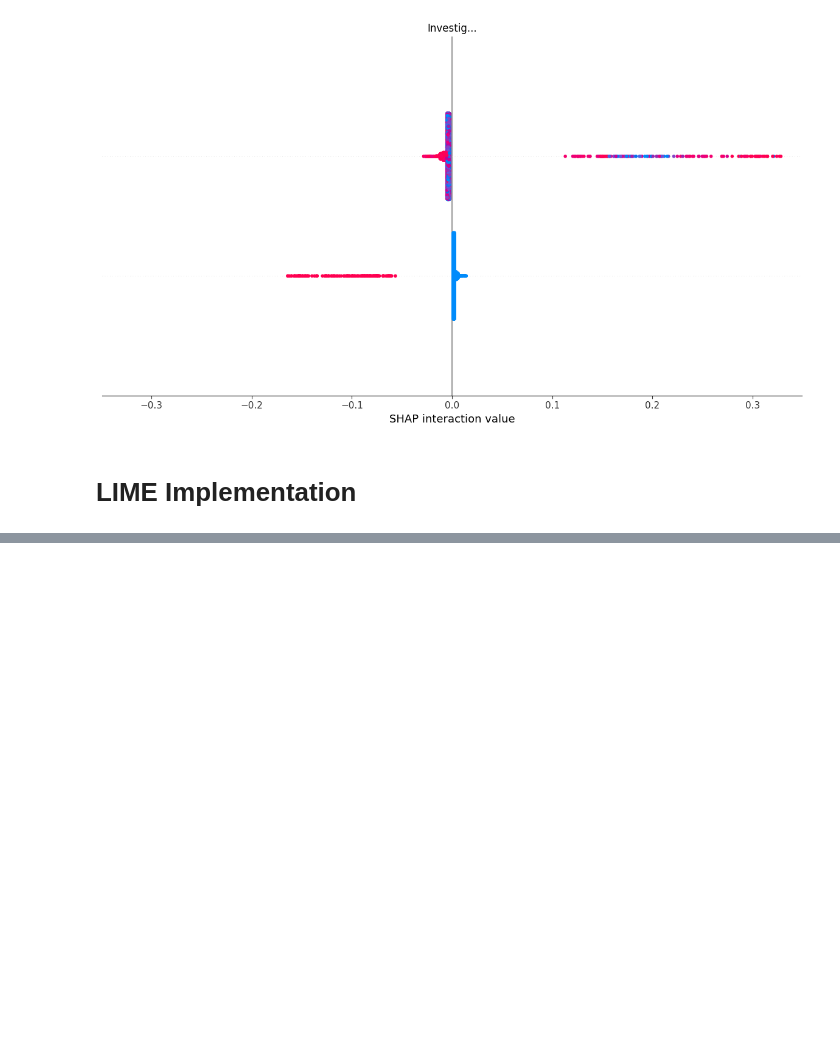
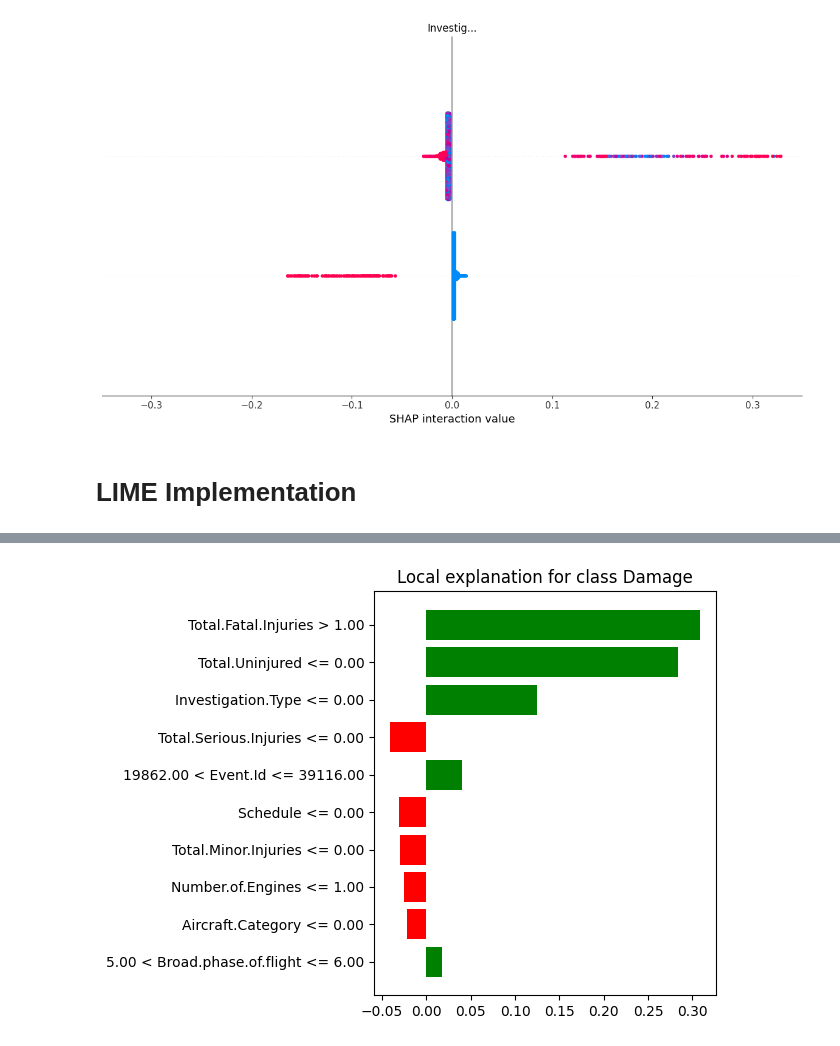
Before and after one commit to thisaraniNJ/Aircraft_Damage_Prediction, a Jupyter notebook: Aircraft_Damage_Prediction.ipynb, the cells around one changed output, grey strips where cells are left out. Cells and saved outputs as stored; diff of their text form; code cells hidden in the pictures; blank space fills up the shorter version.

```diff
--- a/Aircraft_Damage_Prediction.ipynb
+++ b/Aircraft_Damage_Prediction.ipynb
@@ -950,10 +950,11 @@ else:
 # %% [markdown]
 # LIME Implementation
 # %%
-!pip install lime
 import lime
 import lime.lime_tabular
+import matplotlib.pyplot as plt
 
+# Create LIME explainer
 lime_explainer = lime.lime_tabular.LimeTabularExplainer(
     training_data=Train_X.values,
     feature_names=Train_X.columns.tolist(),
@@ -961,12 +962,15 @@ lime_explainer = lime.lime_tabular.LimeTabularExplainer(
     mode='classification'
 )
 
-i = 5  # Change this to the index you want to analyze
+i = 5  # index of test sample to explain
 exp = lime_explainer.explain_instance(
     data_row=Test_X.iloc[i].values,
     predict_fn=RF.predict_proba,
-    num_features=8
+    num_features=10
 )
 
-exp.show_in_notebook(show_table=True)
+# Plot the explanation (static matplotlib figure)
+fig = exp.as_pyplot_figure()
+plt.tight_layout()
+plt.show()
 # %% [output]
@@ -990,0 +977 @@ Requirement already satisfied: six>=1.5 in /usr/local/lib/python3.11/dist-packag
+[figure, added]
```
Also changed, not shown: parts of 1 cell of this notebook.
